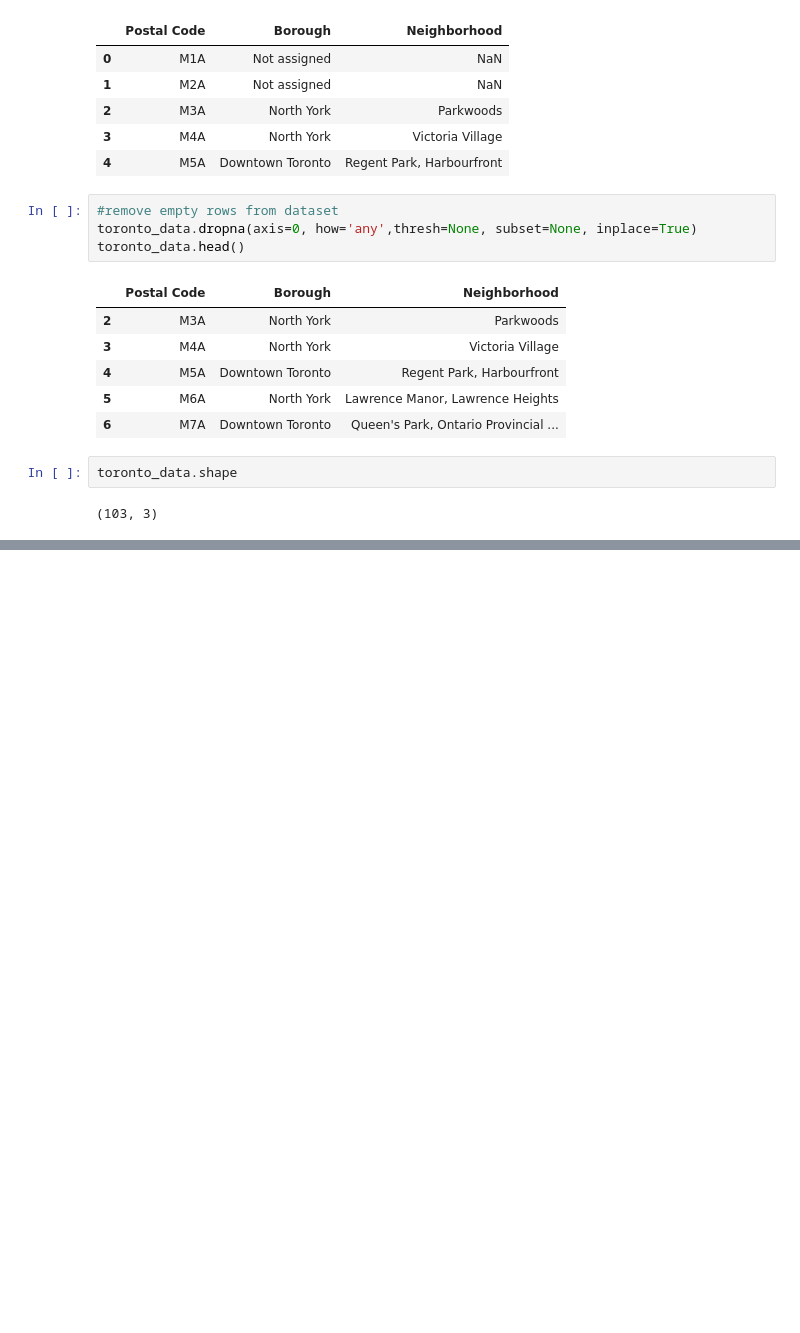
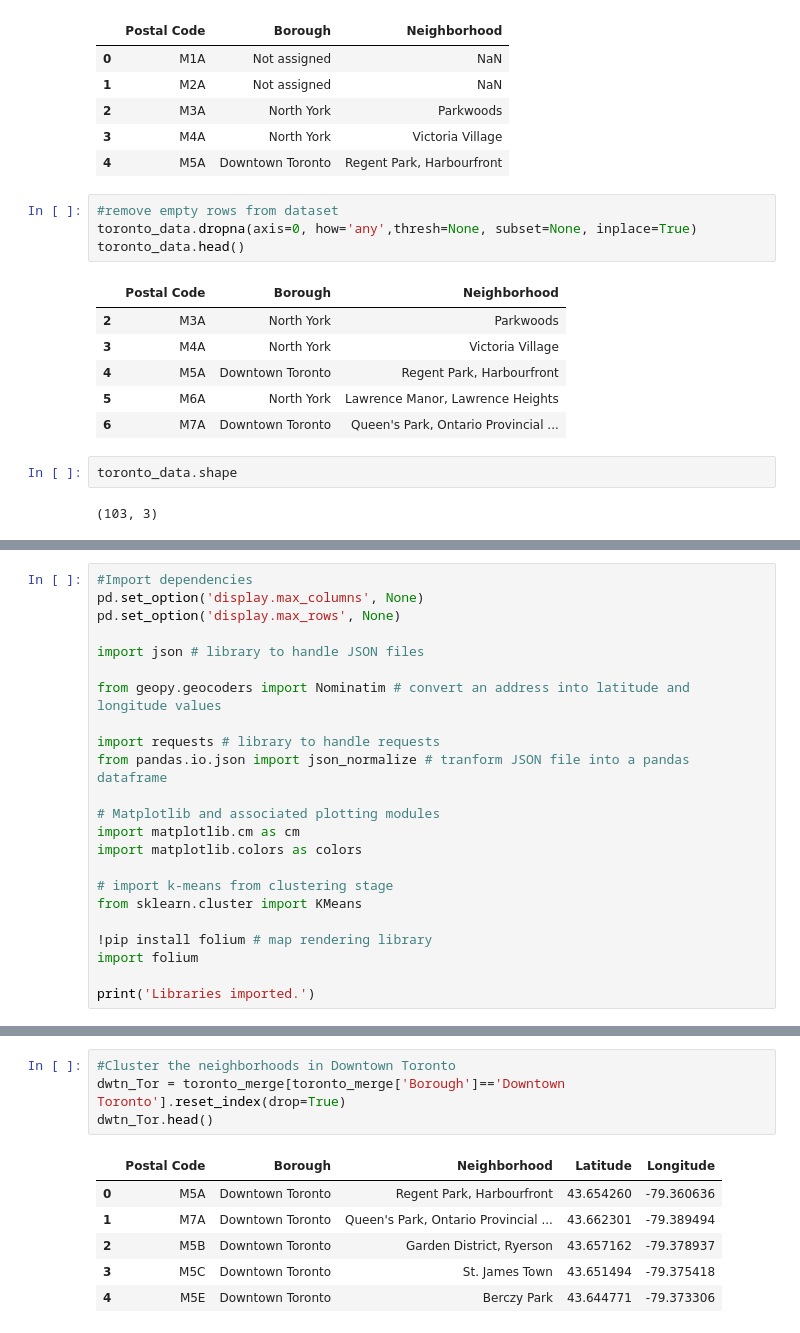
Before and after one commit to amywicke/Coursera_Capstone, a Jupyter notebook: Clustering Neighborhoods in Toronto.ipynb, the cells around one changed output, grey strips where cells are left out. Drawn from its saved outputs; the diff is of its cells as text; blank space fills up the shorter version.

```diff
--- a/Clustering Neighborhoods in Toronto.ipynb
+++ b/Clustering Neighborhoods in Toronto.ipynb
@@ -38,0 +66,23 @@ toronto_data.shape
+# %%
+#Import dependencies
+pd.set_option('display.max_columns', None)
+pd.set_option('display.max_rows', None)
+
+import json # library to handle JSON files
+
+from geopy.geocoders import Nominatim # convert an address into latitude and longitude values
+
+import requests # library to handle requests
+from pandas.io.json import json_normalize # tranform JSON file into a pandas dataframe
+
+# Matplotlib and associated plotting modules
+import matplotlib.cm as cm
+import matplotlib.colors as colors
+
+# import k-means from clustering stage
+from sklearn.cluster import KMeans
+
+!pip install folium # map rendering library
+import folium
+
+print('Libraries imported.')
@@ -38,0 +146,11 @@ toronto_data.shape
+# %%
+#Cluster the neighborhoods in Downtown Toronto
+dwtn_Tor = toronto_merge[toronto_merge['Borough']=='Downtown Toronto'].reset_index(drop=True)
+dwtn_Tor.head()
+# %% [output]
+|  | Postal Code | Borough | Neighborhood | Latitude | Longitude |
+| 0 | M5A | Downtown Toronto | Regent Park, Harbourfront | 43.654260 | -79.360636 |
+| 1 | M7A | Downtown Toronto | Queen's Park, Ontario Provincial ... | 43.662301 | -79.389494 |
+| 2 | M5B | Downtown Toronto | Garden District, Ryerson | 43.657162 | -79.378937 |
+| 3 | M5C | Downtown Toronto | St. James Town | 43.651494 | -79.375418 |
+| 4 | M5E | Downtown Toronto | Berczy Park | 43.644771 | -79.373306 |
```
Also changed, not shown: parts of 15 cells of this notebook.
